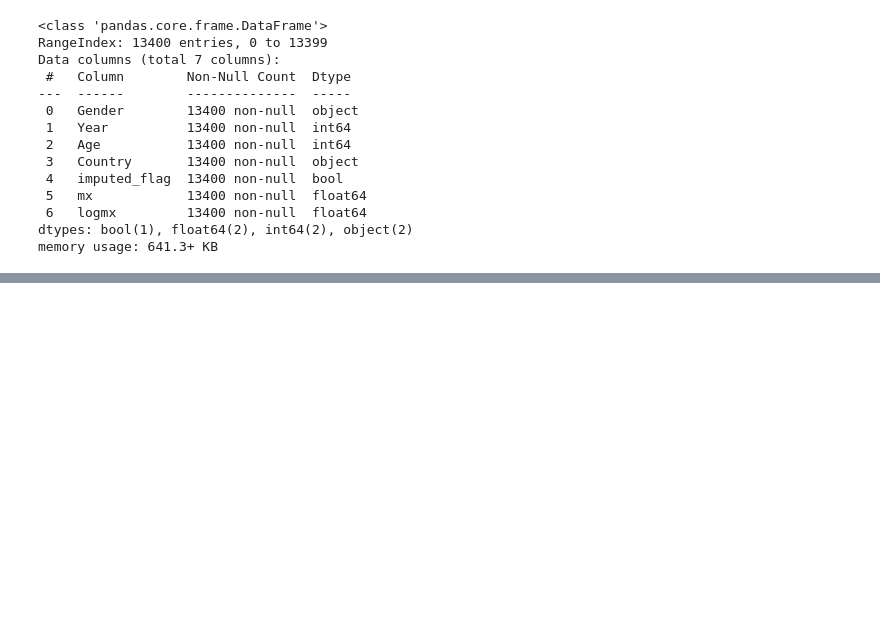
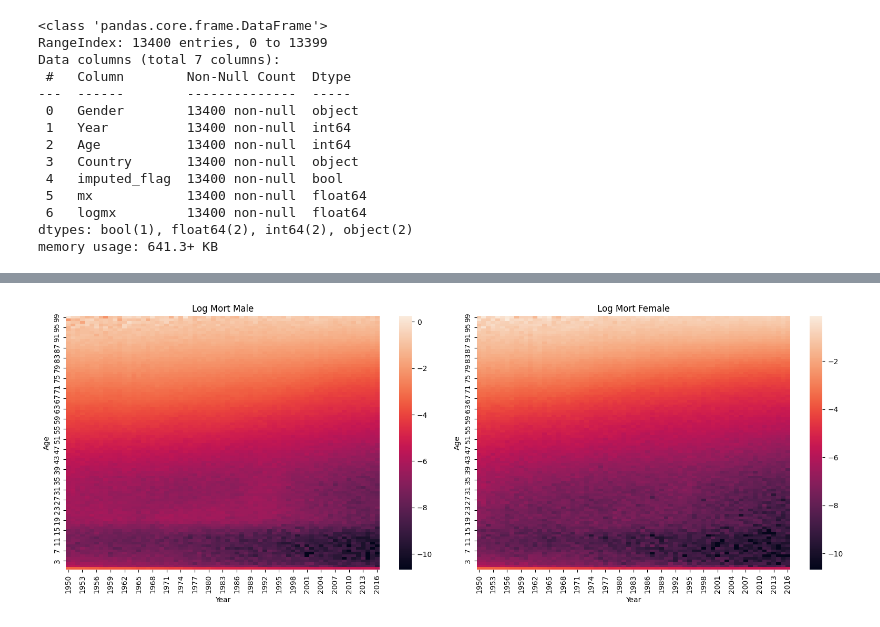
Before and after one commit to tskorkowski/mortality_modelling, a Jupyter notebook: mort.ipynb, the cells around one changed output, grey strips where cells are left out. Saved outputs shown, nothing was run; the diff lists cells and outputs as text; code cells hidden in the pictures; blank space fills up the shorter version.

```diff
--- a/mort.ipynb
+++ b/mort.ipynb
@@ -42,0 +40,23 @@ Name: count, dtype: int64
+# %%
+# Function to create heatmap data
+def create_heatmap_data(data, gender):
+    pivot = data[data["Gender"] == gender].pivot_table(index="Age", columns="Year", values="logmx", aggfunc=np.mean)
+    return pivot.sort_index(level='Age', ascending=False)
+
+# Create heatmap data for males and females
+heatmap_data = {gender: create_heatmap_data(mort_data_raw, gender) for gender in ['Male', 'Female']}
+
+# Create subplots
+fig, axs = plt.subplots(ncols=2, nrows=1, figsize=(16, 6))
+
+# Plot heatmaps
+for ax, (gender, data) in zip(axs, heatmap_data.items()):
+    sns.heatmap(data=data, ax=ax, cbar=True)
+    ax.set_title(f"Log Mort {gender}")
+    ax.set_xlabel("Year")
+    ax.set_ylabel("Age")
+
+plt.tight_layout()
+plt.show()
+# %% [output]
+[figure, added]
```
Also changed, not shown: parts of 18 cells of this notebook, 1 other file.
